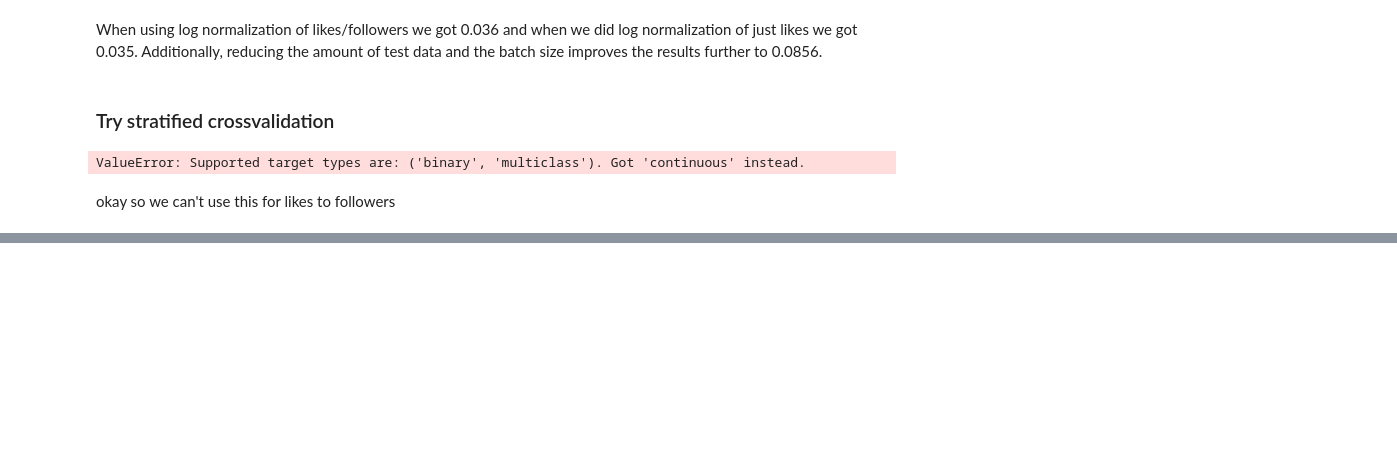
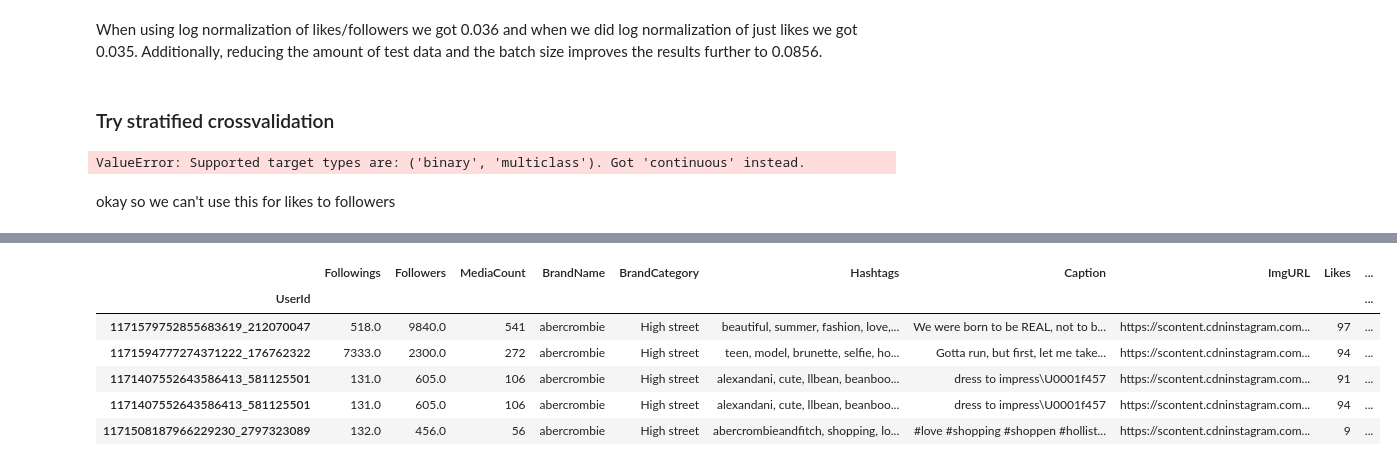
Before and after one commit to simirajpal/Data_Science_Project, a Jupyter notebook: Data-Science-Project.ipynb, the cells around one changed output, grey strips where cells are left out. Drawn from its saved outputs; the diff is of its cells as text; code cells hidden in the pictures; blank space fills up the shorter version.

Commit message:
create df with engagement cols

```diff
--- a/Data-Science-Project.ipynb
+++ b/Data-Science-Project.ipynb
@@ -476,0 +498,14 @@ ValueError: Supported target types are: ('binary', 'multiclass'). Got 'continuou
+# %%
+data_ver3 = pd.concat([data, brand_category], sort = False, axis = 1)
+data_ver3['Engagement'] = data_ver3['Likes'] + data_ver3['Comments ']
+data_ver3['EngagementToFollowers'] = data_ver3['Engagement'] / data_ver3['Followers']
+data_ver3.dropna()
+data_ver3.head()
+# %% [output]
+|  | Followings | Followers | MediaCount | BrandName | BrandCategory | Hashtags | Caption | ImgURL | Likes | ... |
+| UserId |  |  |  |  |  |  |  |  |  | ... |
+| 1171579752855683619_212070047 | 518.0 | 9840.0 | 541 | abercrombie | High street | beautiful, summer, fashion, love,... | We were born to be REAL, not to b... | https://scontent.cdninstagram.com... | 97 | ... |
+| 1171594777274371222_176762322 | 7333.0 | 2300.0 | 272 | abercrombie | High street | teen, model, brunette, selfie, ho... | Gotta run, but first, let me take... | https://scontent.cdninstagram.com... | 94 | ... |
+| 1171407552643586413_581125501 | 131.0 | 605.0 | 106 | abercrombie | High street | alexandani, cute, llbean, beanboo... | dress to impress\U0001f457 | https://scontent.cdninstagram.com... | 91 | ... |
+| 1171407552643586413_581125501 | 131.0 | 605.0 | 106 | abercrombie | High street | alexandani, cute, llbean, beanboo... | dress to impress\U0001f457 | https://scontent.cdninstagram.com... | 94 | ... |
+| 1171508187966229230_2797323089 | 132.0 | 456.0 | 56 | abercrombie | High street | abercrombieandfitch, shopping, lo... | #love #shopping #shoppen #hollist... | https://scontent.cdninstagram.com... | 9 | ... |
```
Also changed, not shown: parts of 7 cells of this notebook.
